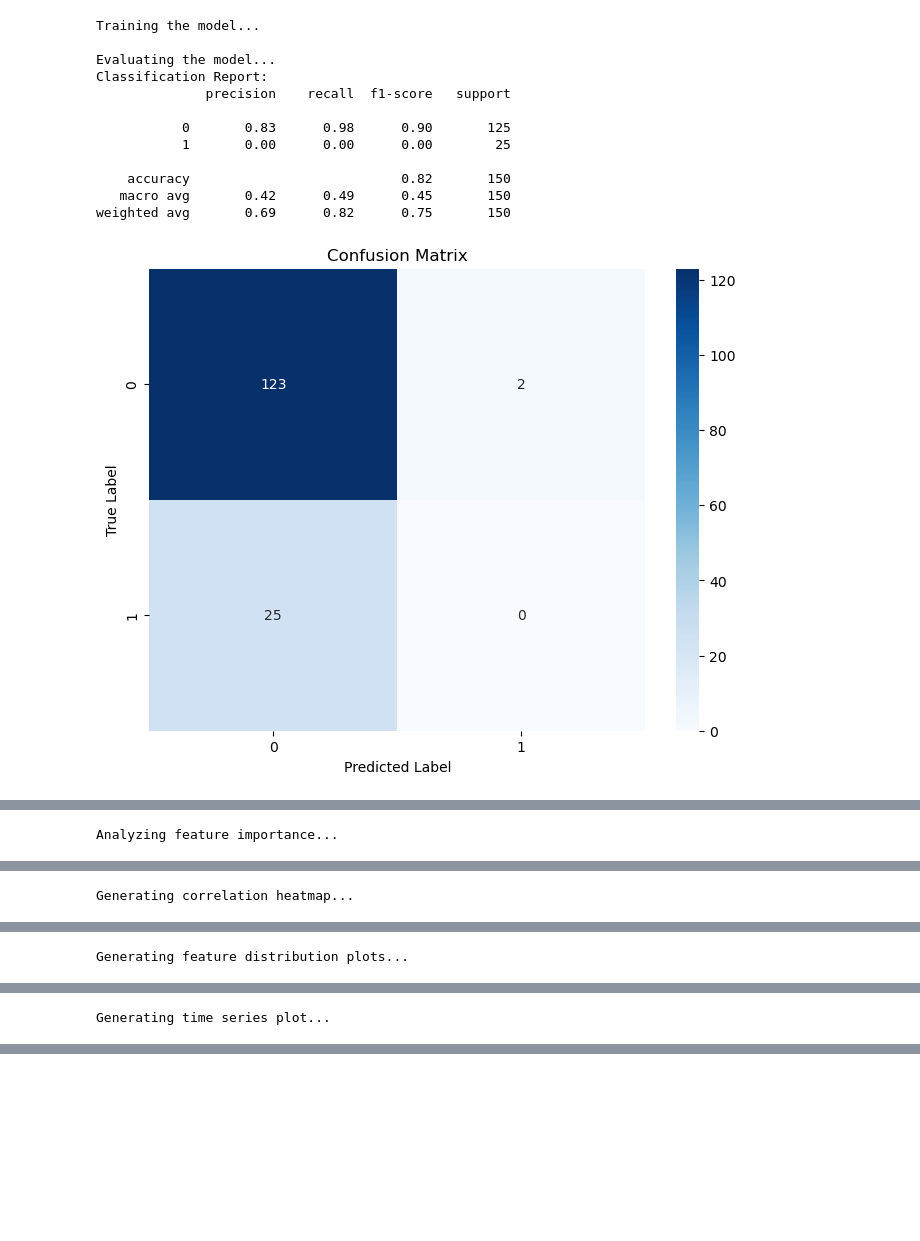
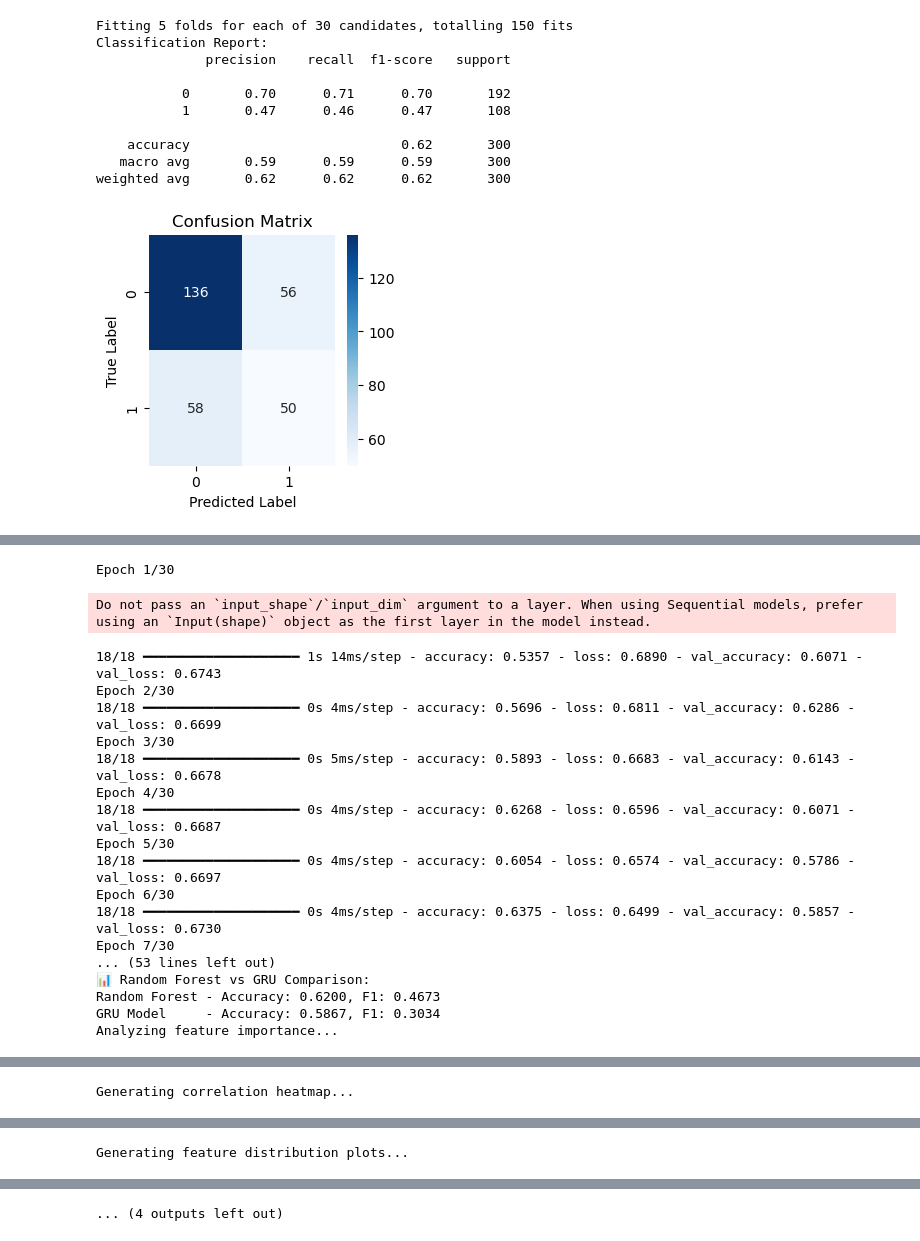
Before and after one commit to Nishthajain7/Robotics-Group12, a Jupyter notebook: rf.ipynb, the cells around one changed output, grey strips where cells are left out. Saved outputs shown, nothing was run; the diff lists cells and outputs as text; code cells hidden in the pictures; blank space fills up the shorter version.

```diff
--- a/rf.ipynb
+++ b/rf.ipynb
@@ -4,44 +18,39 @@ import RoboticSystemModel as rsm
 # %%
 maintenance_system = MilitaryRoboticSystemMaintenance.MilitaryRoboticSystemMaintenance()
 data = maintenance_system.generate_synthetic_data()
 X_train, X_test, y_train, y_test = maintenance_system.preprocess_data(data)
-print("Training the model...")
 maintenance_system.train_model(X_train, y_train)
-print("\nEvaluating the model...")
 maintenance_system.evaluate_model(X_test, y_test)
-print("\nAnalyzing feature importance...")
+maintenance_system.verify_with_gru(X_train, X_test, y_train, y_test)
+print("Analyzing feature importance...")
 maintenance_system.analyze_feature_importance()
-print("\nGenerating correlation heatmap...")
+print("Generating correlation heatmap...")
 maintenance_system.correlation_heatmap(data)
-print("\nGenerating feature distribution plots...")
+print("Generating feature distribution plots...")
 maintenance_system.feature_distribution(data)
-print("\nGenerating time series plot...")
+print("Generating time series plot...")
 maintenance_system.time_series_plot(data)
-print("\nPredicting maintenanc needs...")
 predictions = maintenance_system.predict_maintenance_needs(data)
-print("\nSimulating robotic system...")
 robot = rsm.RoboticSystemModel(data)
 tasks = [
 {'name': 'Surveillance', 'position': [5, 10, 15]},
 {'name': 'Logistics', 'position': [10, 5, 20]},
 {'name': 'Reconnaissance', 'position': [20, 15, 5]},
 {'name': 'Combat Support', 'position': [25, 10, 10]},
 {'name': 'Maintenance Check', 'position': [0, 0, 0]}]
 robot.analyze_tasks(tasks)
 print(predictions.head(10))
-print("\nCreating 3D visualization of failure risks...")
+print("Creating 3D visualization of failure risks...")
 rsm.RoboticSystemModel.visualize_3d_risk(data)
 # %% [output]
-Training the model...
-
-Evaluating the model...
+Fitting 5 folds for each of 30 candidates, totalling 150 fits
 Classification Report:
               precision    recall  f1-score   support
 
-           0       0.83      0.98      0.90       125
-           1       0.00      0.00      0.00        25
+           0       0.70      0.71      0.70       192
+           1       0.47      0.46      0.47       108
 
-    accuracy                           0.82       150
-   macro avg       0.42      0.49      0.45       150
-weighted avg       0.69      0.82      0.75       150
+    accuracy                           0.62       300
+   macro avg       0.59      0.59      0.59       300
+weighted avg       0.62      0.62      0.62       300
-[figure, old version]
+[figure, new version]
@@ -49 +58,19 @@ weighted avg       0.69      0.82      0.75       150
-Analyzing feature importance...
+Epoch 1/30
+Do not pass an `input_shape`/`input_dim` argument to a layer. When using Sequential models, prefer using an `Input(shape)` object as the first layer in the model instead.
+18/18 ━━━━━━━━━━━━━━━━━━━━ 1s 14ms/step - accuracy: 0.5357 - loss: 0.6890 - val_accuracy: 0.6071 - val_loss: 0.6743
+Epoch 2/30
+18/18 ━━━━━━━━━━━━━━━━━━━━ 0s 4ms/step - accuracy: 0.5696 - loss: 0.6811 - val_accuracy: 0.6286 - val_loss: 0.6699
+Epoch 3/30
+18/18 ━━━━━━━━━━━━━━━━━━━━ 0s 5ms/step - accuracy: 0.5893 - loss: 0.6683 - val_accuracy: 0.6143 - val_loss: 0.6678
+Epoch 4/30
+18/18 ━━━━━━━━━━━━━━━━━━━━ 0s 4ms/step - accuracy: 0.6268 - loss: 0.6596 - val_accuracy: 0.6071 - val_loss: 0.6687
+Epoch 5/30
+18/18 ━━━━━━━━━━━━━━━━━━━━ 0s 4ms/step - accuracy: 0.6054 - loss: 0.6574 - val_accuracy: 0.5786 - val_loss: 0.6697
+Epoch 6/30
+18/18 ━━━━━━━━━━━━━━━━━━━━ 0s 4ms/step - accuracy: 0.6375 - loss: 0.6499 - val_accuracy: 0.5857 - val_loss: 0.6730
+Epoch 7/30
+... (53 lines left out)
+📊 Random Forest vs GRU Comparison:
+Random Forest - Accuracy: 0.6200, F1: 0.4673
+GRU Model     - Accuracy: 0.5867, F1: 0.3034
+Analyzing feature importance...
@@ -51 +78 @@ Analyzing feature importance...
-Generating correlation heatmap...
+Generating correlation heatmap...
@@ -53 +80 @@ Generating correlation heatmap...
-Generating feature distribution plots...
+Generating feature distribution plots...
@@ -55 +81,0 @@ Generating feature distribution plots...
-Generating time series plot...
@@ -88,0 +83 @@ Creating 3D visualization of failure risks...
+... (4 outputs left out)
```
Also changed, not shown: parts of 2 cells of this notebook, 2 other files.
